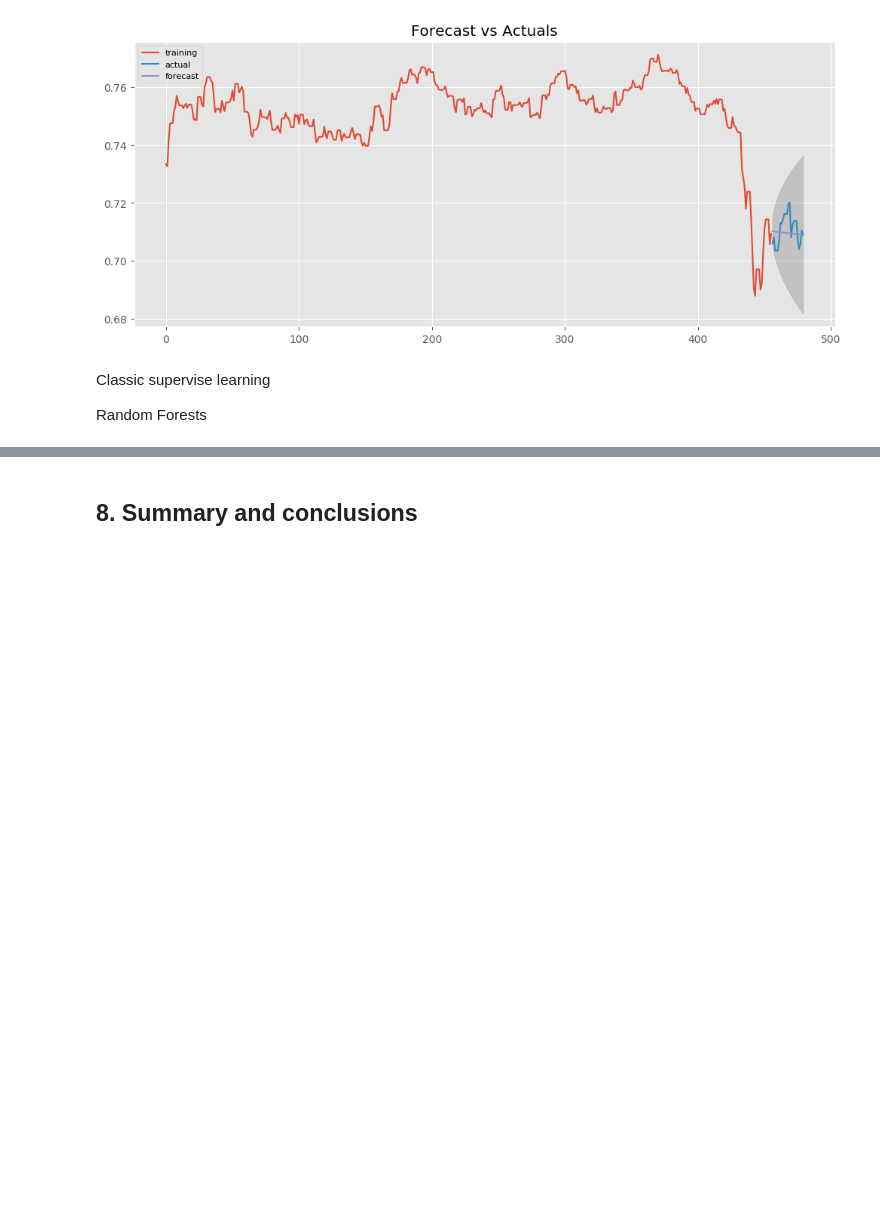
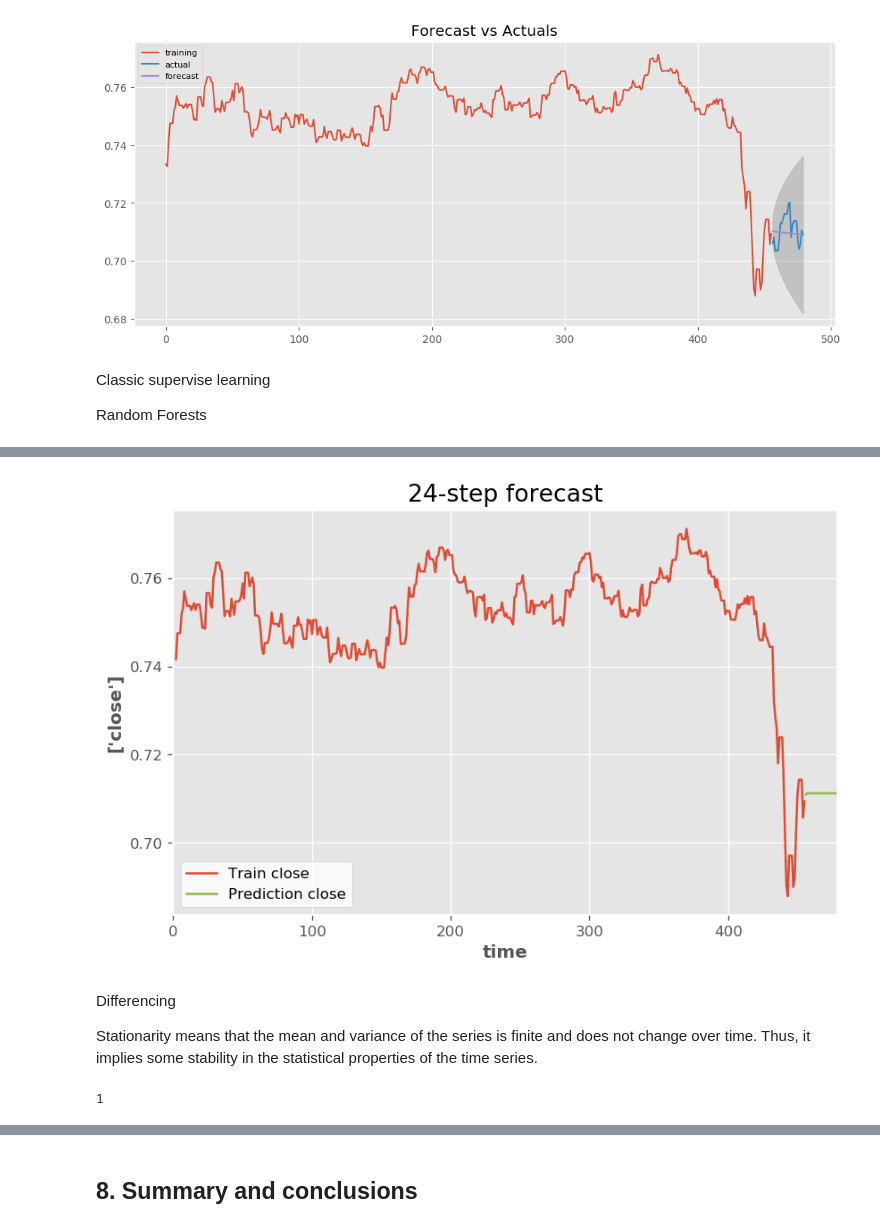
Before and after one commit to flizhou/CAD_USD_exchange_rate_predictor, a Jupyter notebook: scripts/eda.ipynb, the cells around one changed output, grey strips where cells are left out. Drawn from its saved outputs; the diff is of its cells as text; code cells hidden in the pictures; blank space fills up the shorter version.

Commit message:
Improved random forests results close #14

```diff
--- a/scripts/eda.ipynb
+++ b/scripts/eda.ipynb
@@ -602,0 +640,26 @@ fig.tight_layout()
+# %%
+lag = 2
+n = 24  # number of steps to forecast
+response_col = ['close']
+fig, ax = plt.subplots(1, 1, figsize=(8,5))
+df_lag = lag_df(train, lag, response_col).dropna()
+model = RandomForestRegressor().fit(df_lag.drop(columns=response_col),
+                                    df_lag[response_col[0]])  # train model
+# Prediction loop
+input_data = df_lag.iloc[-1, :lag*train.shape[1]].to_numpy()  # starting data for first prediction
+predictions = ts_predict(input_data, model, n) # custom forecast function
+
+# Plot
+plot_forecast(ax, df_lag, predictions, xlim=df_lag.index[-1], response_cols=response_col)
+ax.legend(loc=3, facecolor='w')
+ax.set_xlabel('time');
+# %% [output]
+[figure, added]
+# %% [markdown]
+Differencing
+
+Stationarity means that the mean and variance of the series is finite and does not change over time. Thus, it implies some stability in the statistical properties of the time series.
+# %%
+ndiffs(train)
+# %% [output]
+1
```
Also changed, not shown: parts of 22 cells of this notebook.
